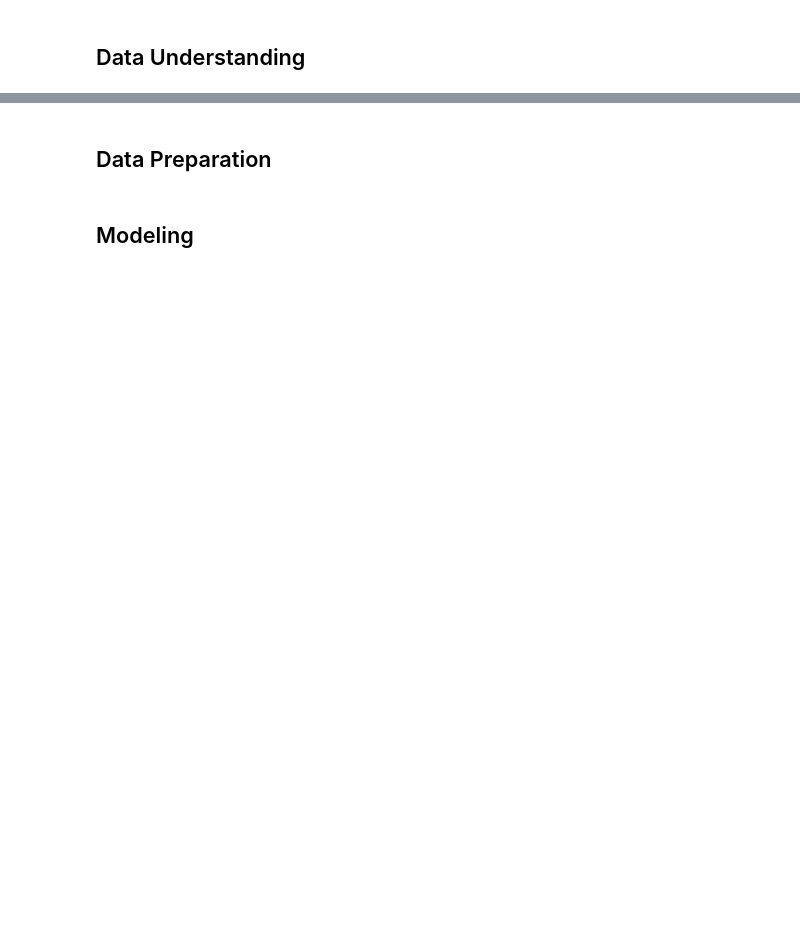
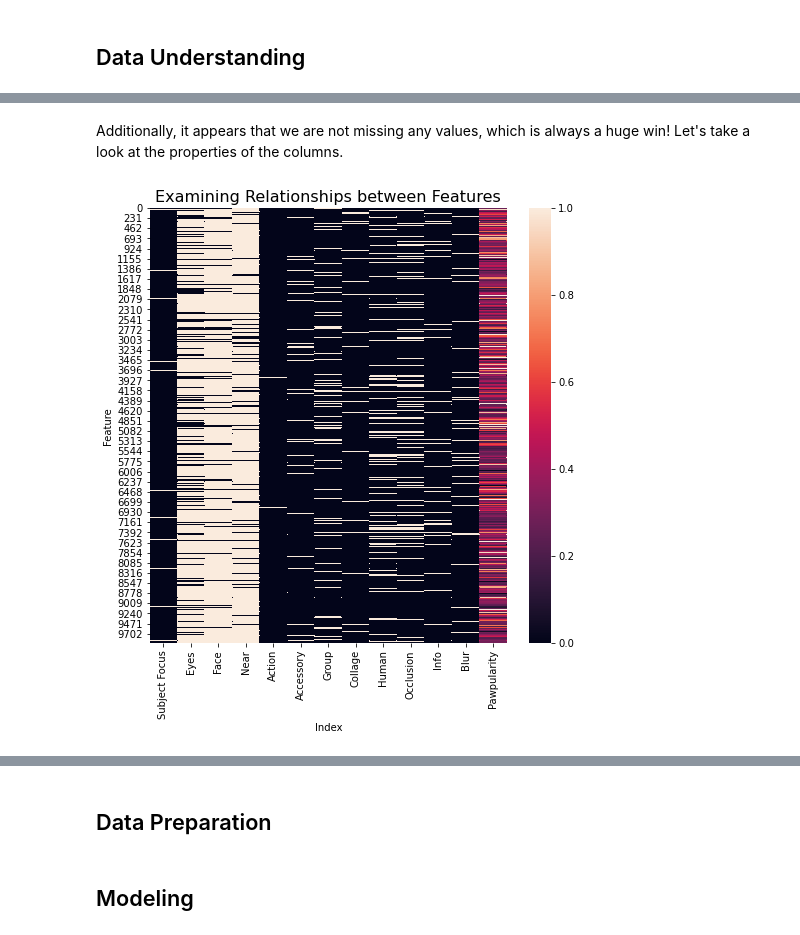
Before and after one commit to Sombrero7/pawpularity-contest, a Jupyter notebook: main_notebook.ipynb, the cells around one changed output, grey strips where cells are left out. Cells and saved outputs as stored; diff of their text form; code cells hidden in the pictures; blank space fills up the shorter version.

```diff
--- a/main_notebook.ipynb
+++ b/main_notebook.ipynb
@@ -8,0 +29,6 @@
+# %%
+# load data into DataFrame object
+df = pd.read_csv('data/train.csv')
+
+# preview DataFrame
+df.head(5)
@@ -8,0 +89,16 @@
+# %% [markdown]
+Additionally, it appears that we are not missing any values, which is always a huge win! Let's take a look at the properties of the columns.
+# %%
+# break df into data and target
+data = df.drop(['Pawpularity'], axis=1)
+target = df['Pawpularity']
+# %%
+# plot heatmap of data per index for relationship insights
+plt.figure(figsize=(8,8))
+sns.heatmap(pd.concat([data.drop('Id', axis=1), target/100], axis=1));
+plt.title('Examining Relationships between Features', fontsize=16);
+plt.xlabel('Index');
+plt.ylabel('Feature');
+plt.show();
+# %% [output]
+[figure, added]
```
Also changed, not shown: parts of 105 cells of this notebook, 4 other files.
